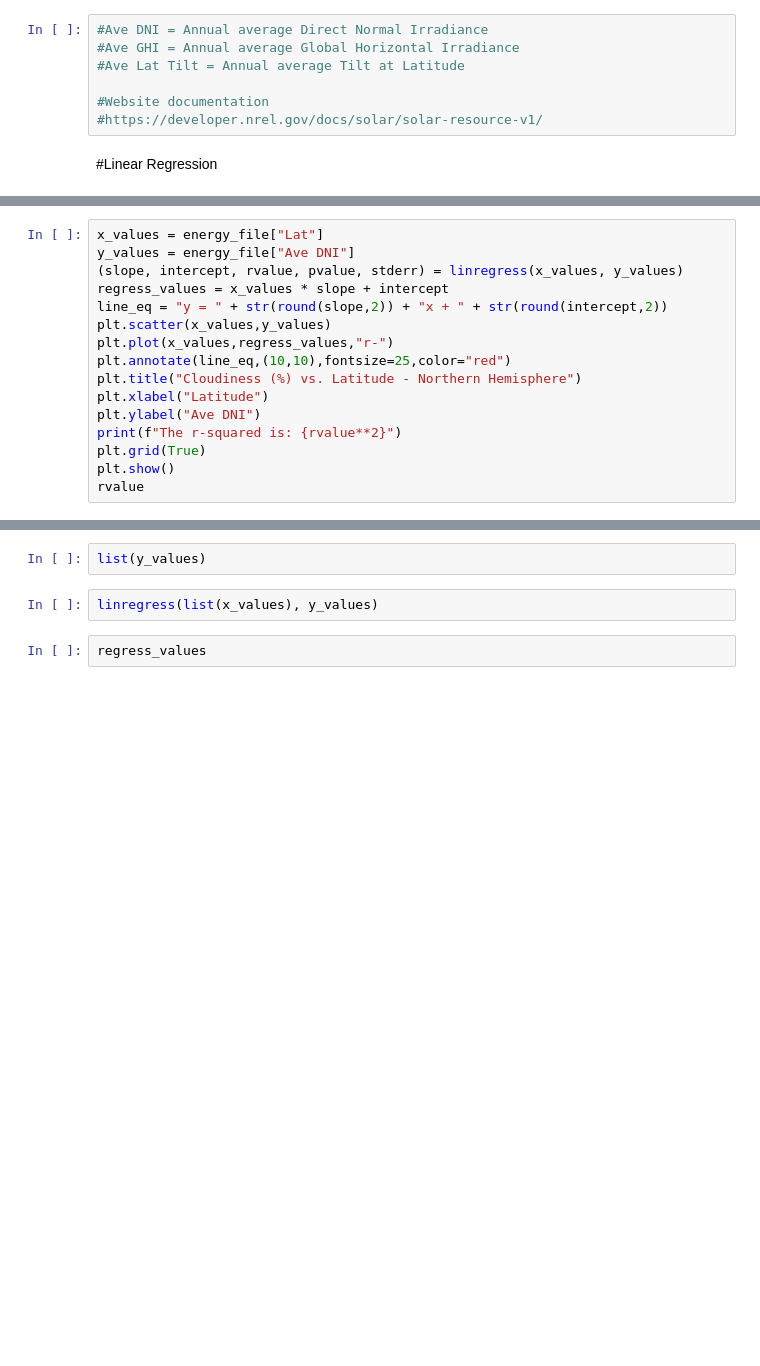
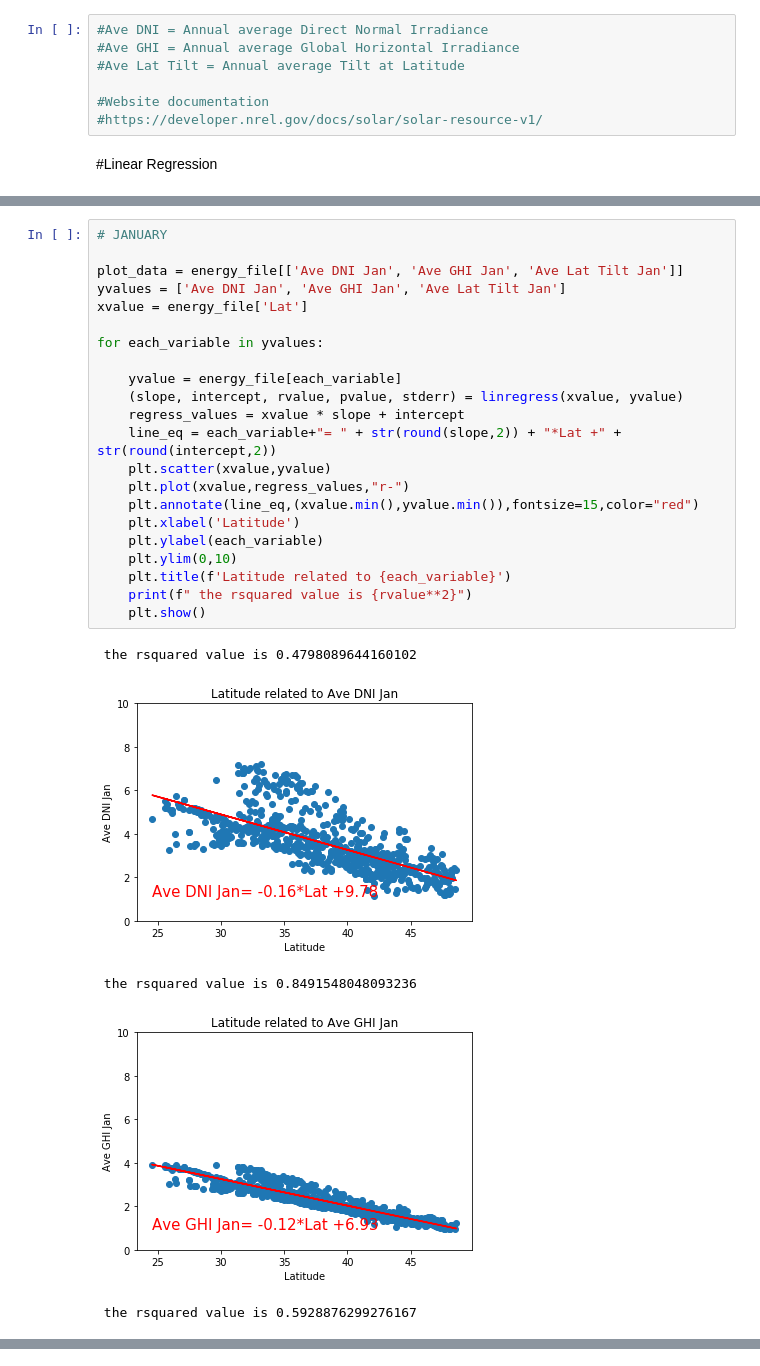
Before and after one commit to dborowski16/renewable-energy-analysis, a Jupyter notebook: brooke_charts.ipynb, the cells around one changed output, grey strips where cells are left out. Saved outputs shown, nothing was run; the diff lists cells and outputs as text; blank space fills up the shorter version.

```diff
--- a/brooke_charts.ipynb
+++ b/brooke_charts.ipynb
@@ -122,16 +177,28 @@ for each_variable in yvalues:
 # %%
-x_values = energy_file["Lat"]
-y_values = energy_file["Ave DNI"]
-(slope, intercept, rvalue, pvalue, stderr) = linregress(x_values, y_values)
-regress_values = x_values * slope + intercept
-line_eq = "y = " + str(round(slope,2)) + "x + " + str(round(intercept,2))
-plt.scatter(x_values,y_values)
-plt.plot(x_values,regress_values,"r-")
-plt.annotate(line_eq,(10,10),fontsize=25,color="red")
-plt.title("Cloudiness (%) vs. Latitude - Northern Hemisphere")
-plt.xlabel("Latitude")
-plt.ylabel("Ave DNI")
-print(f"The r-squared is: {rvalue**2}")
-plt.grid(True)
-plt.show()
-rvalue
+# JANUARY
+
+plot_data = energy_file[['Ave DNI Jan', 'Ave GHI Jan', 'Ave Lat Tilt Jan']]
+yvalues = ['Ave DNI Jan', 'Ave GHI Jan', 'Ave Lat Tilt Jan']
+xvalue = energy_file['Lat']
+
+for each_variable in yvalues:
+
+    yvalue = energy_file[each_variable]
+    (slope, intercept, rvalue, pvalue, stderr) = linregress(xvalue, yvalue)
+    regress_values = xvalue * slope + intercept
+    line_eq = each_variable+"= " + str(round(slope,2)) + "*Lat +" + str(round(intercept,2))
+    plt.scatter(xvalue,yvalue)
+    plt.plot(xvalue,regress_values,"r-")
+    plt.annotate(line_eq,(xvalue.min(),yvalue.min()),fontsize=15,color="red")
+    plt.xlabel('Latitude')
+    plt.ylabel(each_variable)
+    plt.ylim(0,10)
+    plt.title(f'Latitude related to {each_variable}')
+    print(f" the rsquared value is {rvalue**2}")
+    plt.show()
+# %% [output]
+ the rsquared value is 0.4798089644160102
+[figure, added]
+ the rsquared value is 0.8491548048093236
+[figure, added]
+ the rsquared value is 0.5928876299276167
@@ -138,6 +205,0 @@ rvalue
-# %%
-list(y_values)
-# %%
-linregress(list(x_values), y_values)
-# %%
-regress_values
```
Also changed, not shown: parts of 8 cells of this notebook, 3 other files.
